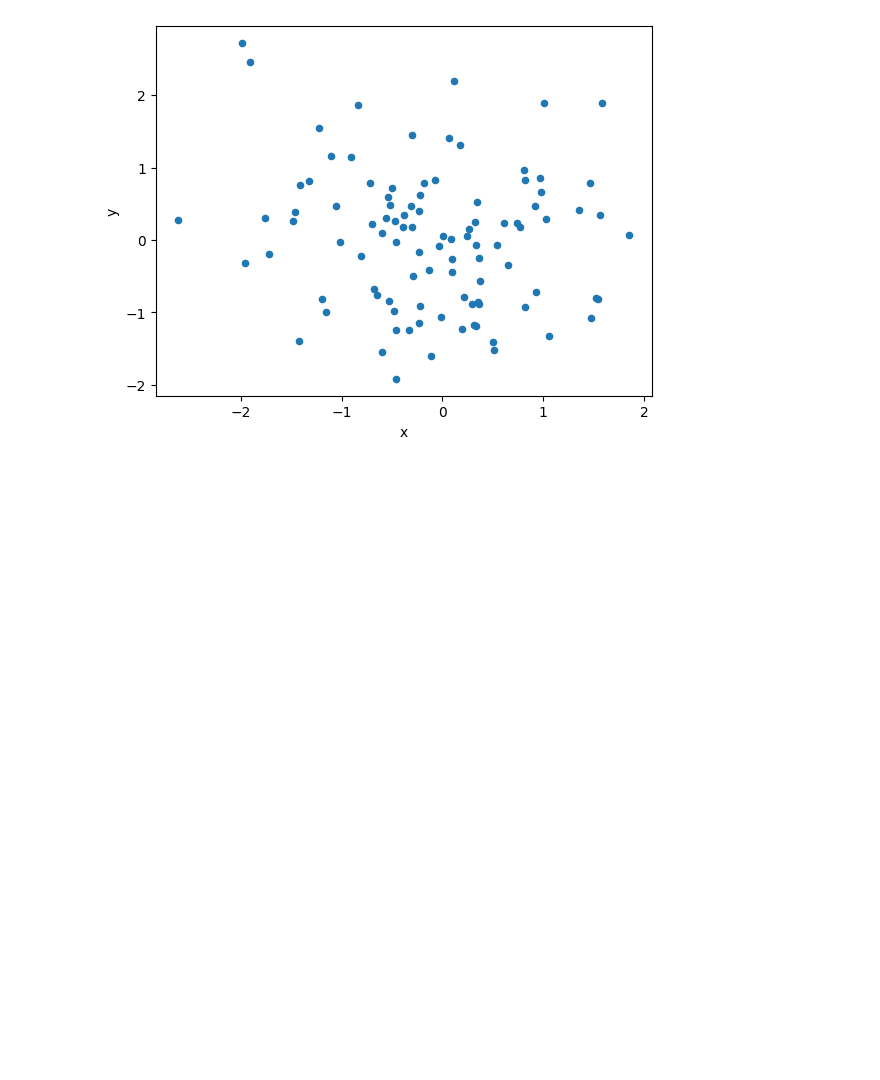
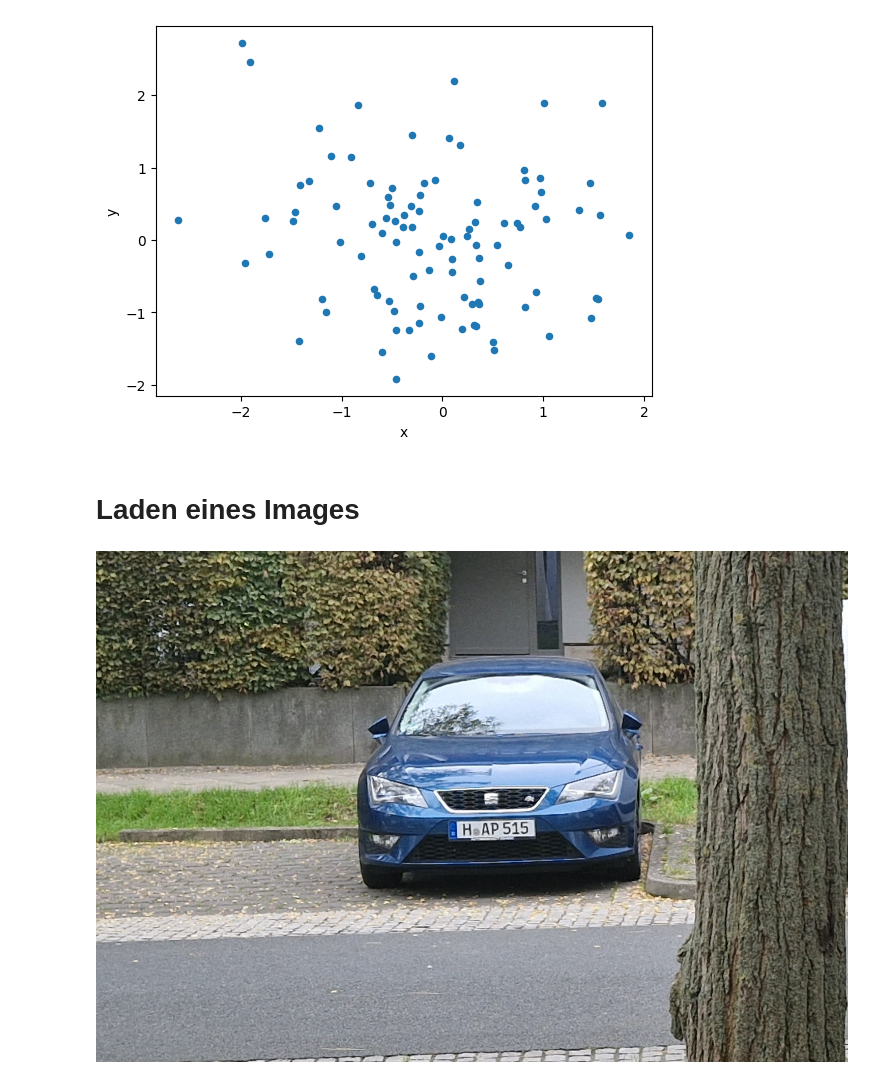
Before and after one commit to jtuttas/vscode-remote-try-python, a Jupyter notebook: test.ipynb, the cells around one changed output. Saved outputs shown, nothing was run; the diff lists cells and outputs as text; code cells hidden in the pictures; blank space fills up the shorter version.

```diff
--- a/test.ipynb
+++ b/test.ipynb
@@ -19,3 +19,16 @@ df.plot(kind='scatter', x='x', y='y')
 # %% [output]
 <Axes: xlabel='x', ylabel='y'>
 [figure]
+# %% [markdown]
+# Laden eines Images
+# %%
+from matplotlib import pyplot as plt
+from IPython.display import Image
+
+# Pfad zum Bild angeben
+image_path = './data/cars.jpg'
+
+# Bild anzeigen
+display(Image(filename=image_path))
+# %% [output]
+[figure, added]
```
Also changed, not shown: parts of 1 cell of this notebook, 1 other file.
